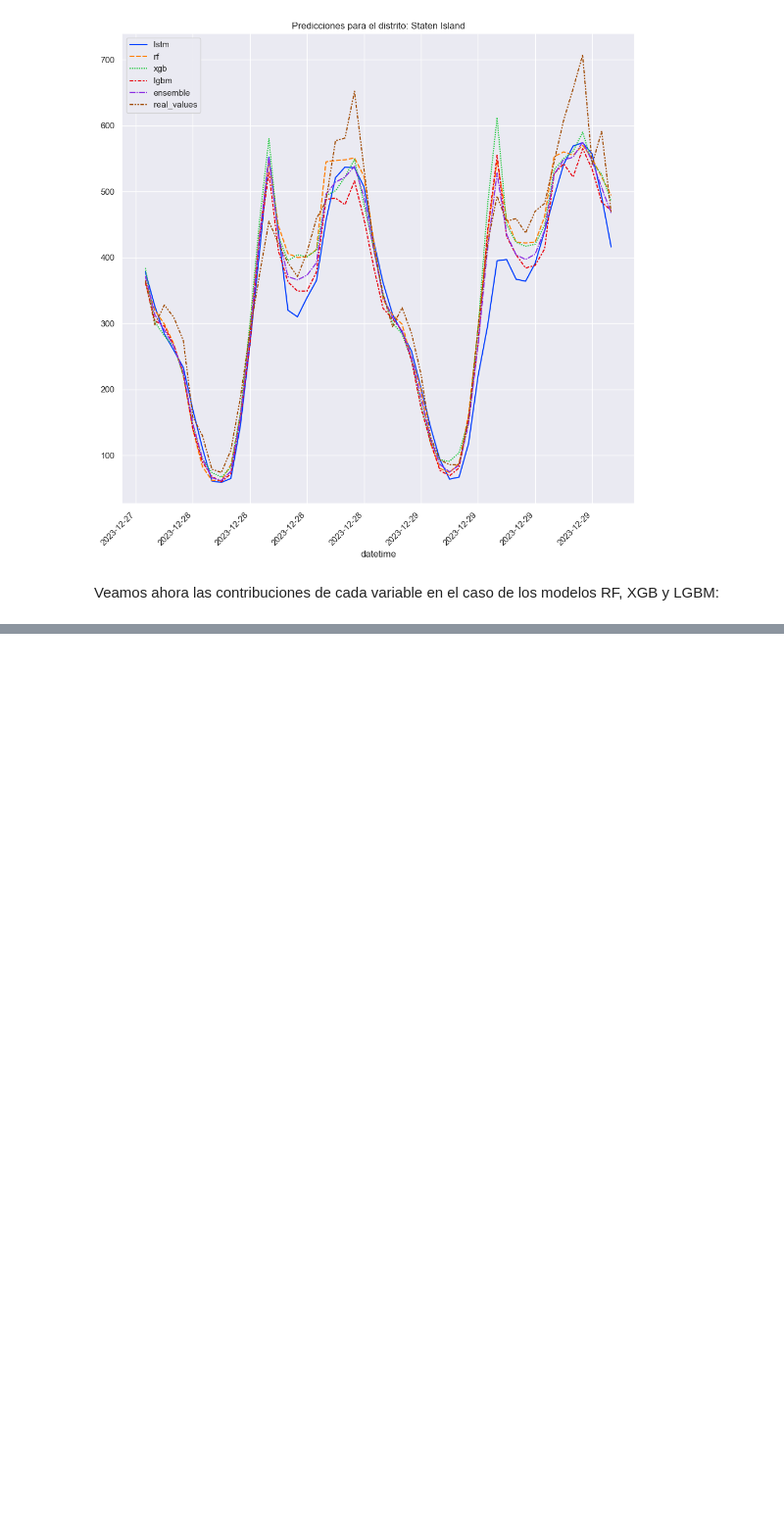
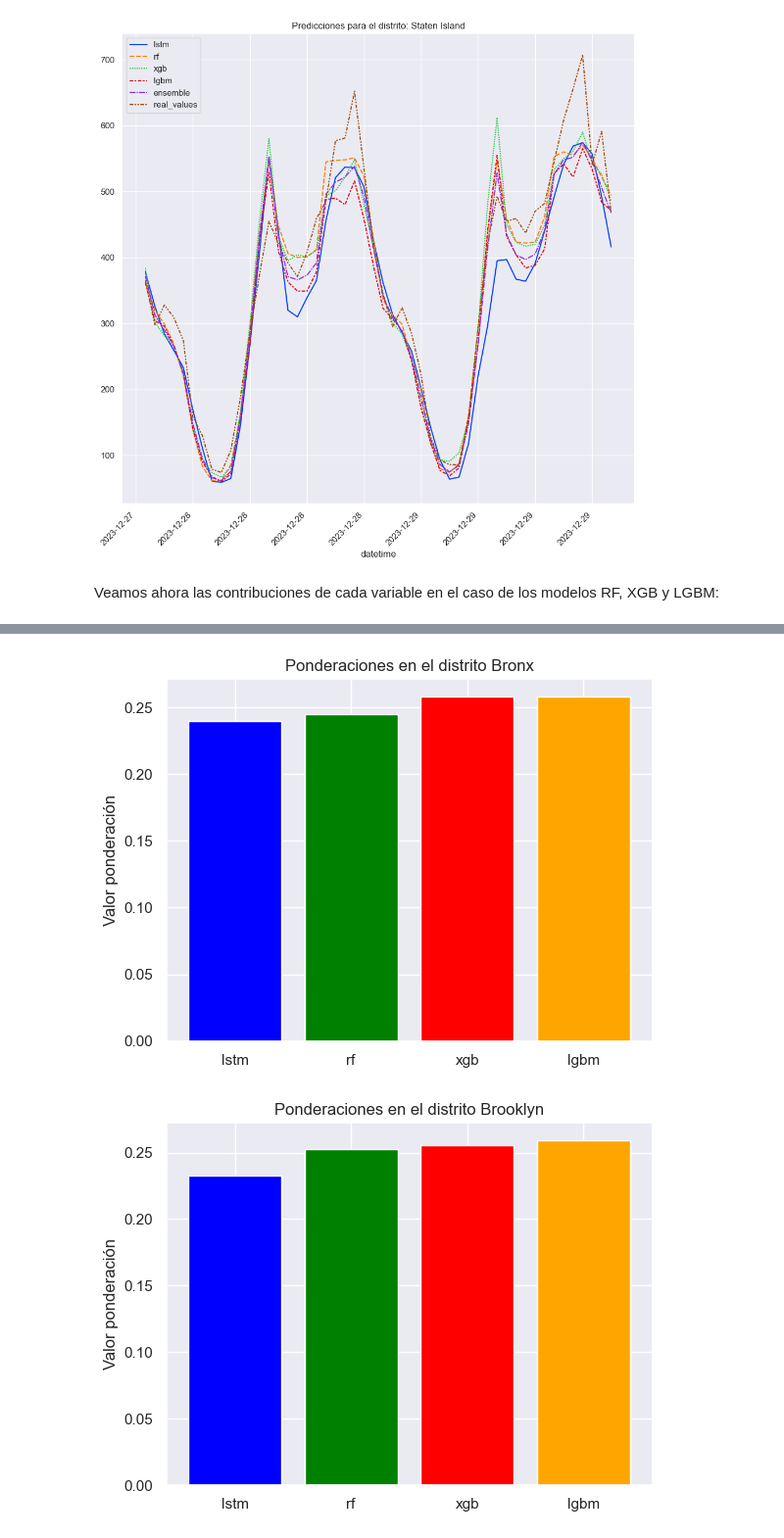
Before and after one commit to R4F43LB/EcoTaxisNYC, a Jupyter notebook: ML_Model/Evaluación/ensemble_evaluacion.ipynb, the cells around one changed output, grey strips where cells are left out. Shown at 98% size. Cells and saved outputs as stored; diff of their text form; code cells hidden in the pictures; blank space fills up the shorter version.

```diff
--- a/ML_Model/Evaluación/ensemble_evaluacion.ipynb
+++ b/ML_Model/Evaluación/ensemble_evaluacion.ipynb
@@ -338,0 +355,10 @@ Veamos ahora las contribuciones de cada variable en el caso de los modelos RF, X
+# %%
+modelos =['lstm', 'rf', 'xgb', 'lgbm']
+for distrito in distritos:
+    plt.bar(modelos, ensemble_completo['ensemble']['ponderaciones'][distrito]['lineal'].values(), color=['blue', 'green', 'red', 'orange'])
+    plt.title(f'Ponderaciones en el distrito {distrito}')
+    plt.ylabel('Valor ponderación')
+    plt.show()
+# %% [output]
+[figure, added]
+[figure, added]
```
Also changed, not shown: parts of 2 cells of this notebook, 8 other files.
